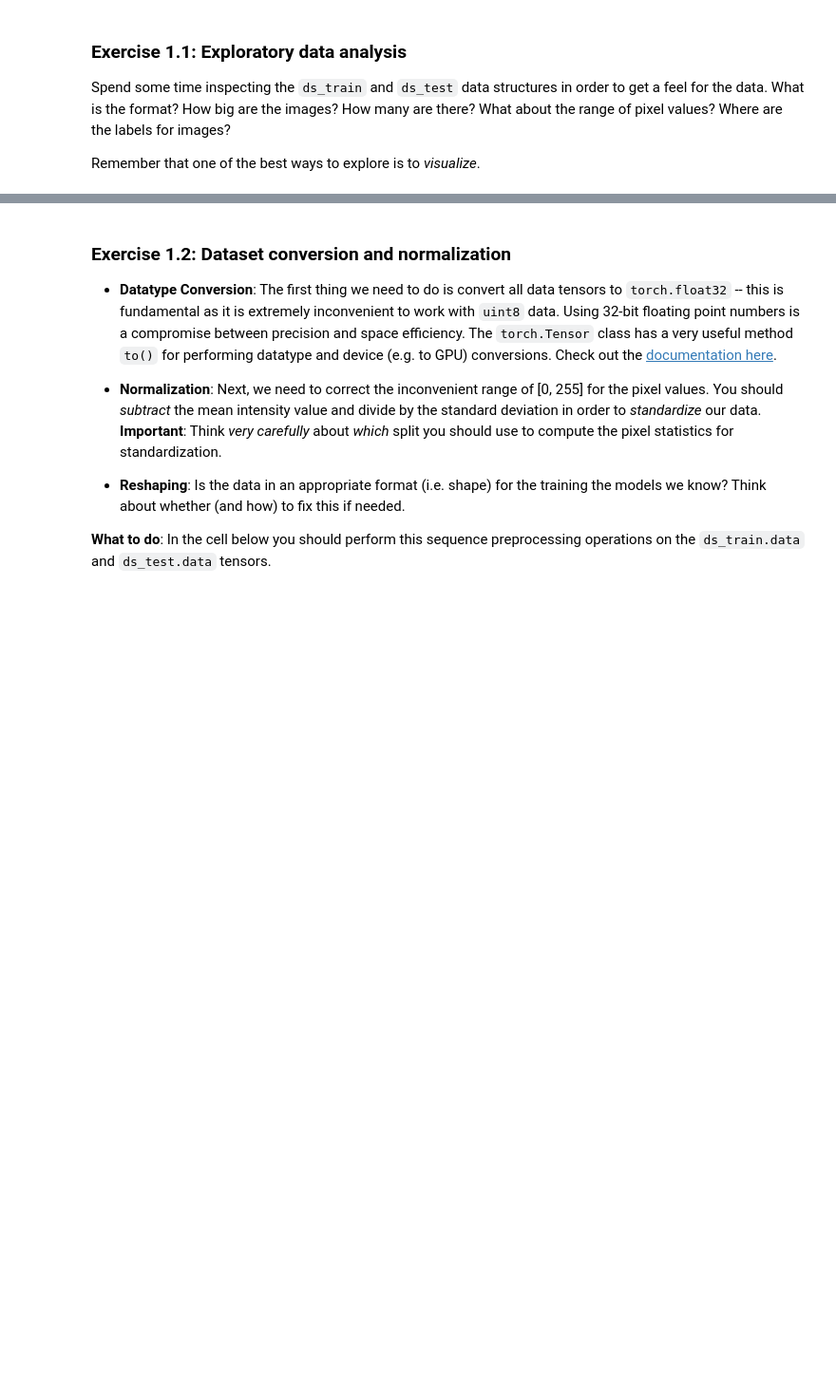
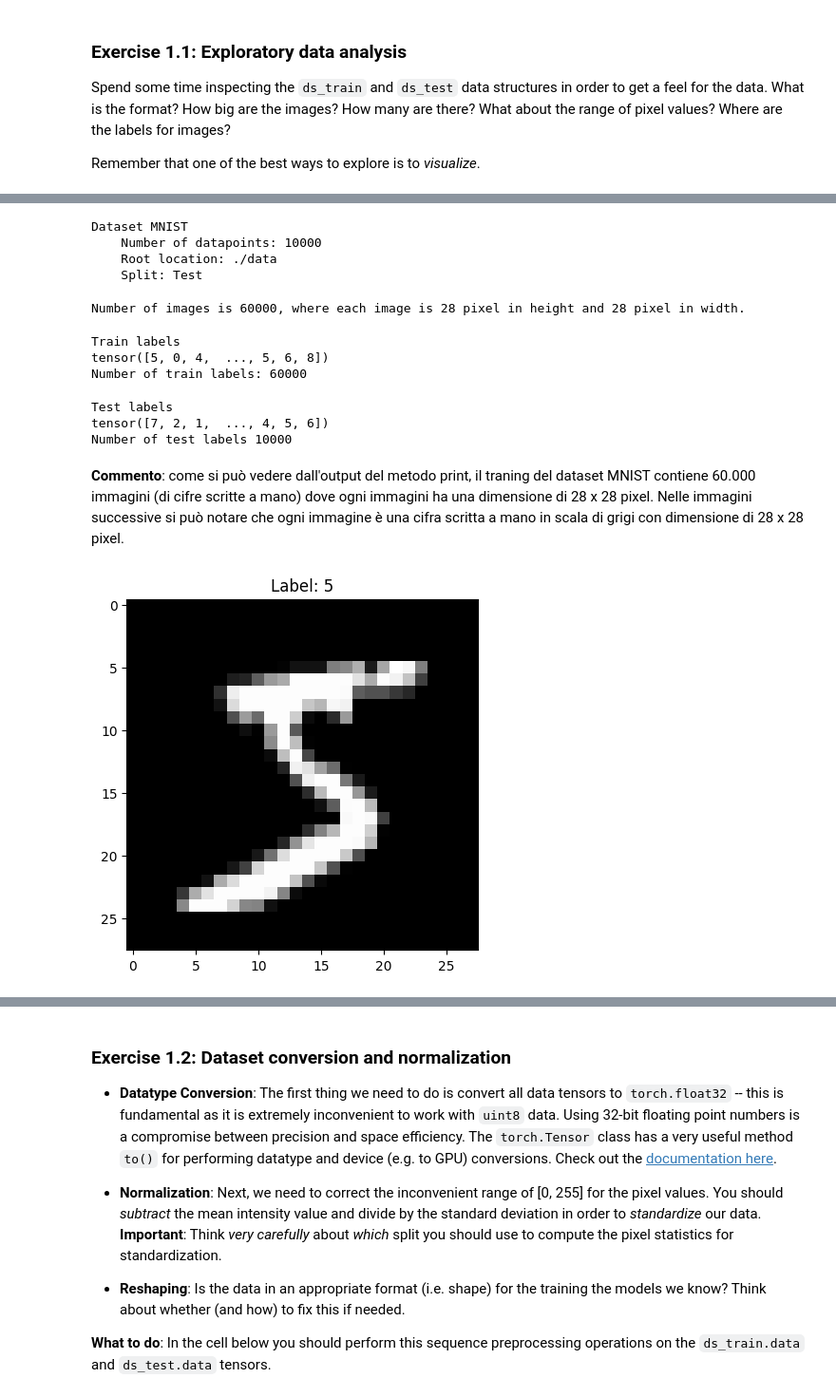
Before and after one commit to ammoniaca/lab4, a Jupyter notebook: Lab4-PyTorch.ipynb, the cells around one changed output, grey strips where cells are left out. Shown at 95% size. Cells and saved outputs as stored; diff of their text form; code cells hidden in the pictures; blank space fills up the shorter version.

```diff
--- a/Lab4-PyTorch.ipynb
+++ b/Lab4-PyTorch.ipynb
@@ -37,10 +41,19 @@ Cuda availability: False
 # %% [markdown]
 We will work with the venerable MNIST dataset of handwritten digits in this laboratory. The `torchvision` library provides classes for a bunch of standard datasets, including MNIST. These classes automatically download and prepare the dataset for use.
 # %%
-# Download and load the MNIST dataset.
+# Download and load the MNIST (Modified National Institute of Standards and Technology database) dataset.
 from torchvision.datasets import MNIST
 import torchvision
 
 # Load the MNIST training and test splits.
-ds_train = MNIST(root='./data', download=True, train=True)
-ds_test  = MNIST(root='./data', download=True, train=False)
+ds_train = MNIST(
+    root='./data',
+    download=True,
+    train=True
+)
+
+ds_test  = MNIST(
+    root='./data',
+    download=True,
+    train=False
+)
@@ -68,0 +76,37 @@ for (i, idx) in enumerate(np.random.permutation(ds_train.data.shape[0])[:100]):
+# %%
+print(ds_test)
+# %% [output]
+Dataset MNIST
+    Number of datapoints: 10000
+    Root location: ./data
+    Split: Test
+# %%
+number_images, height_pixel, width_pixel = ds_train.data.size()
+print(f"Number of images is {number_images}, where each image is {height_pixel} pixel in height and {width_pixel} pixel in width.")
+# %% [output]
+Number of images is 60000, where each image is 28 pixel in height and 28 pixel in width.
+# %%
+print("Train labels")
+print(ds_train.targets)
+print(f"Number of train labels: {len(ds_train.targets)}")
+# %% [output]
+Train labels
+tensor([5, 0, 4,  ..., 5, 6, 8])
+Number of train labels: 60000
+# %%
+print("Test labels")
+print(ds_test.targets)
+print(f"Number of test labels: {len(ds_test.targets)}")
+# %% [output]
+Test labels
+tensor([7, 2, 1,  ..., 4, 5, 6])
+Number of test labels 10000
+# %% [markdown]
+**Commento**: come si può vedere dall'output del metodo print, il traning del dataset MNIST contiene 60.000 immagini (di cifre scritte a mano) dove ogni immagini ha una dimensione di 28 x 28 pixel. Nelle immagini successive si può notare che ogni immagine è una cifra scritta a mano in scala di grigi con dimensione di 28 x 28 pixel.
+# %%
+sample_index = 0
+plt.imshow(ds_train.data[sample_index], cmap='gray')
+plt.title('Label: %i' % ds_train.targets[sample_index])
+plt.show()
+# %% [output]
+[figure, added]
```
Also changed, not shown: parts of 18 cells of this notebook.
